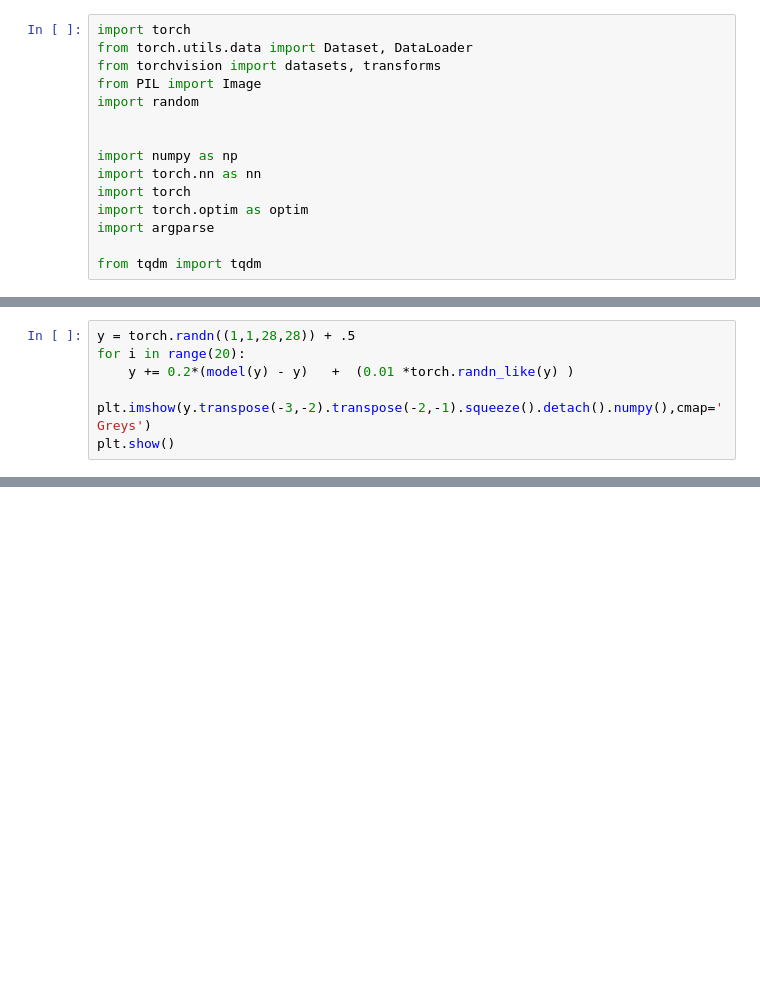
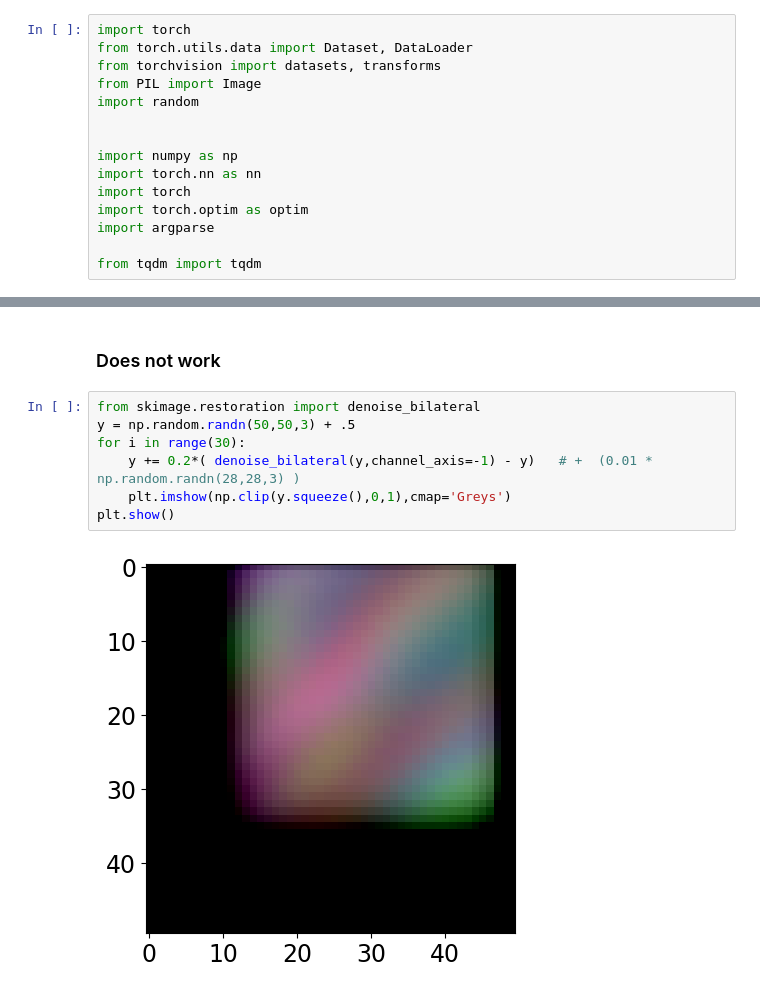
Before and after one commit to AntN21/IIN_universal_inverse_problem, a Jupyter notebook: demo_perso.ipynb, the cells around one changed output, grey strips where cells are left out. Cells and saved outputs as stored; diff of their text form; blank space fills up the shorter version.

```diff
--- a/demo_perso.ipynb
+++ b/demo_perso.ipynb
@@ -266,6 +32,0 @@ RuntimeError: Given groups=1, weight of size [64, 3, 3, 3], expected input[1, 1,
-# %%
-y = torch.randn((1,1,28,28)) + .5
-for i in range(20):
-    y += 0.2*(model(y) - y)   +  (0.01 *torch.randn_like(y) )
-    plt.imshow(y.transpose(-3,-2).transpose(-2,-1).squeeze().detach().numpy(),cmap='Greys')
-plt.show()
@@ -405,0 +425,11 @@ Clipping input data to the valid range for imshow with RGB data ([0..1] for floa
+# %% [markdown]
+### Does not work
+# %%
+from skimage.restoration import denoise_bilateral
+y = np.random.randn(50,50,3) + .5
+for i in range(30):
+    y += 0.2*( denoise_bilateral(y,channel_axis=-1) - y)   # +  (0.01 * np.random.randn(28,28,3) )
+    plt.imshow(np.clip(y.squeeze(),0,1),cmap='Greys')
+plt.show()
+# %% [output]
+[figure, added]
```
Also changed, not shown: parts of 47 cells of this notebook, 13 other files.
